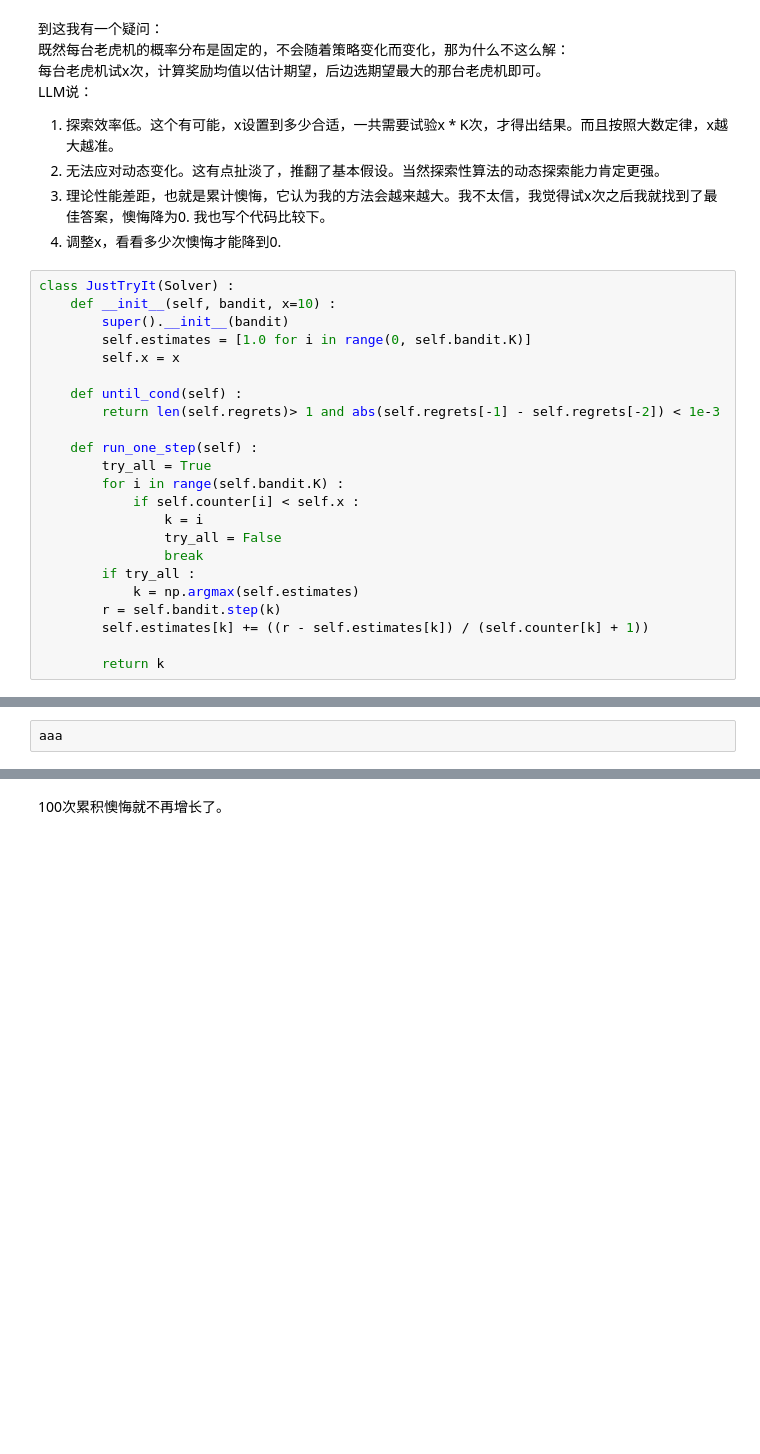
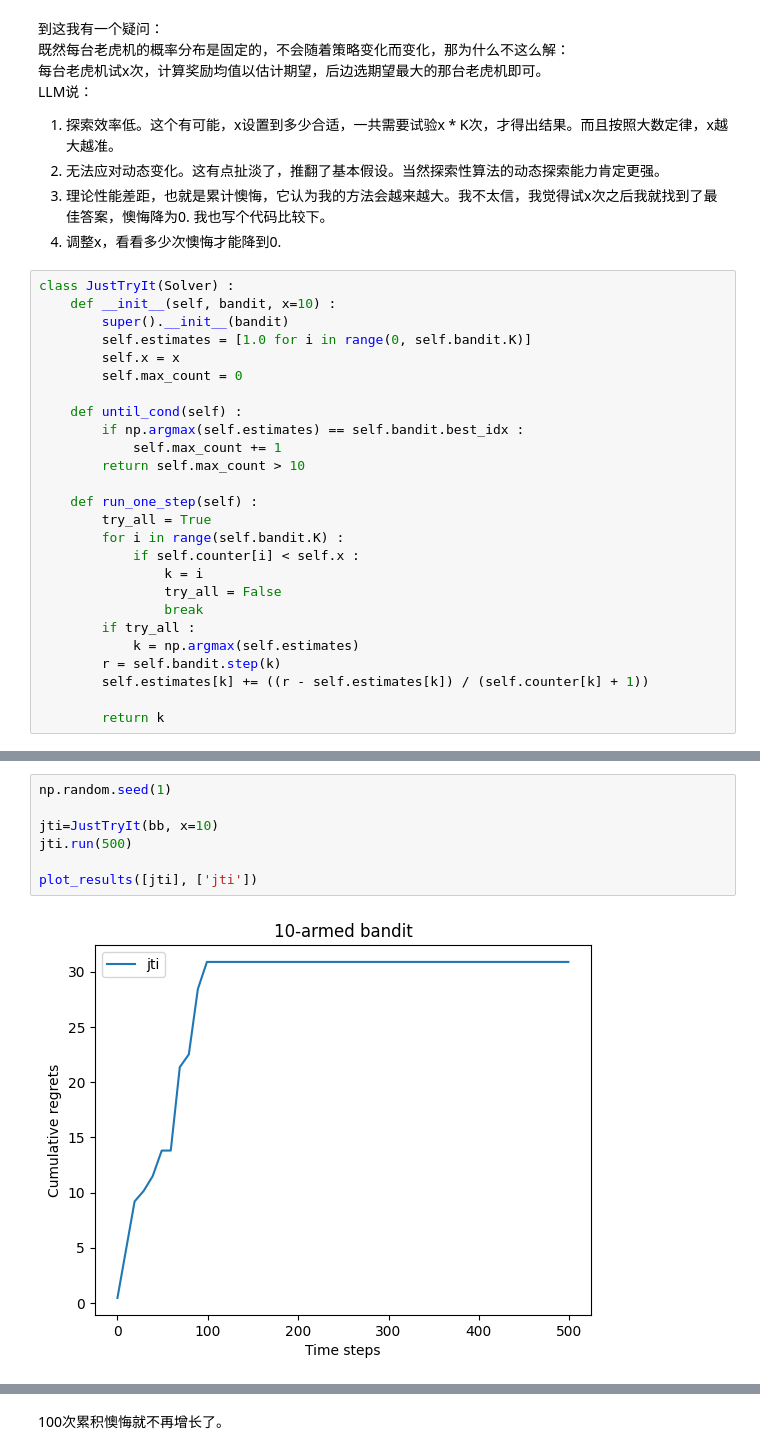
Before and after one commit to YoungAndSure/RlZero, a Jupyter notebook: BernoulliBandit.ipynb, the cells around one changed output, grey strips where cells are left out. Drawn from its saved outputs; the diff is of its cells as text; blank space fills up the shorter version.

```diff
--- a/BernoulliBandit.ipynb
+++ b/BernoulliBandit.ipynb
@@ -164,9 +164,12 @@ class JustTryIt(Solver) :
         super().__init__(bandit)
         self.estimates = [1.0 for i in range(0, self.bandit.K)]
         self.x = x
+        self.max_count = 0
 
     def until_cond(self) :
-        return len(self.regrets)> 1 and abs(self.regrets[-1] - self.regrets[-2]) < 1e-3
+        if np.argmax(self.estimates) == self.bandit.best_idx :
+            self.max_count += 1
+        return self.max_count > 10
 
     def run_one_step(self) :
         try_all = True
@@ -205,2 +187,9 @@ No artists with labels found to put in legend.  Note that artists whose label st
-# %%
-aaa
+# %%
+np.random.seed(1)
+
+jti=JustTryIt(bb, x=10)
+jti.run(500)
+
+plot_results([jti], ['jti'])
+# %% [output]
+[figure, added]
```
Also changed, not shown: parts of 7 cells of this notebook.
